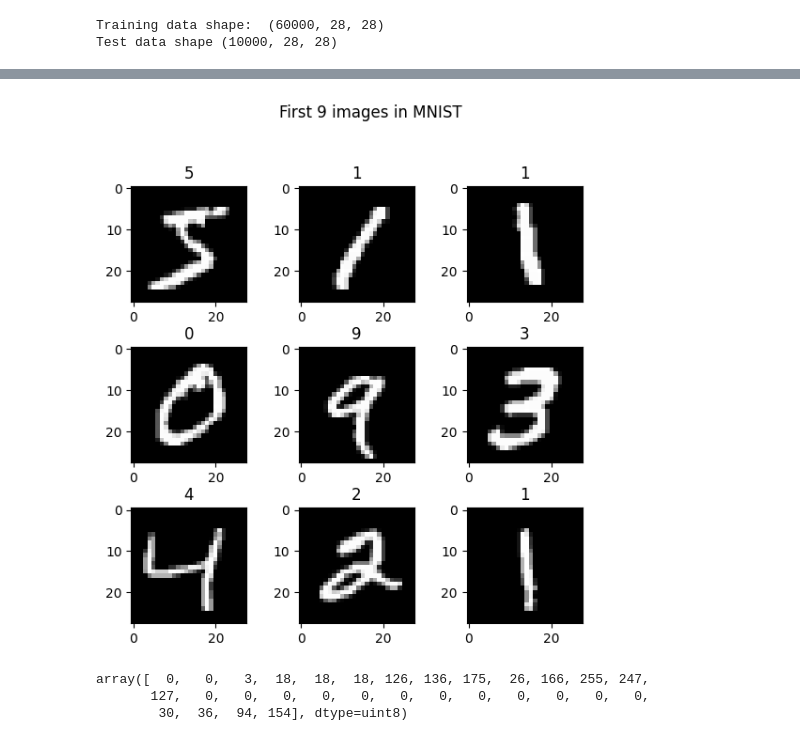
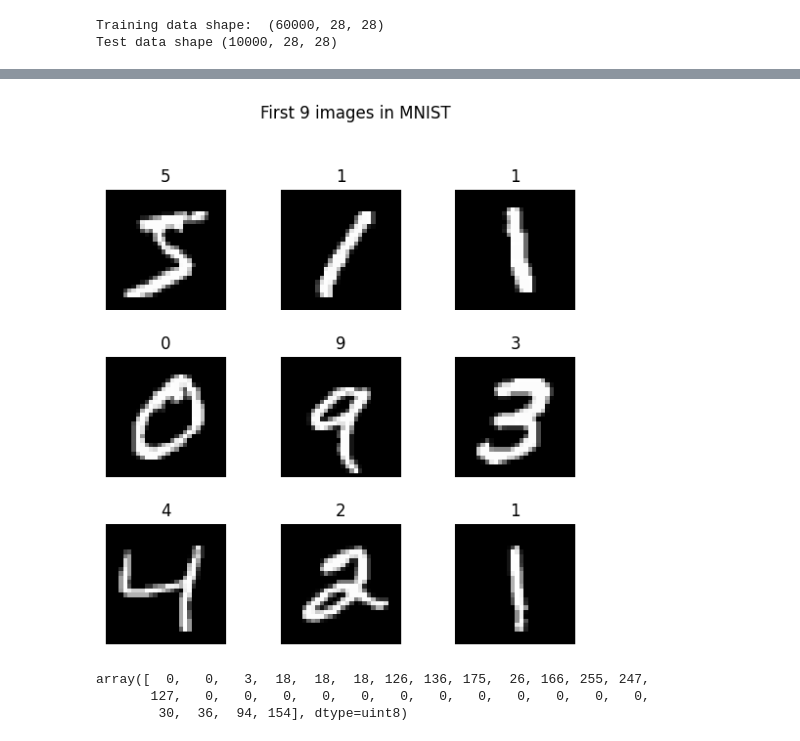
Before and after one commit to pgolbus/SummerSpringBoardAI, a Jupyter notebook: mnist/mnist.ipynb, the cells around one changed output, grey strips where cells are left out. Cells and saved outputs as stored; diff of their text form; code cells hidden in the pictures.

```diff
--- a/mnist/mnist.ipynb
+++ b/mnist/mnist.ipynb
@@ -30,14 +39,15 @@ Test data shape (10000, 28, 28)
 # %%
 # plot first 3^k+1 images in MNIST
 k = 1
 fig, ax = plt.subplots(3 * k, 3 * k, figsize = (2 * 3 * k, 2 * 3 * k))
 fig.suptitle(f'First {3*k * 3*k} images in MNIST')
 fig.tight_layout(pad = 0.3, rect = [0, 0, 0.9, 0.9])
 for x, y in [(i, j) for i in range(3*k) for j in range(3 * k)]:
     ax[x, y].imshow(X_train[x + y * 3 * k].reshape((28, 28)), cmap = 'gray')
     ax[x, y].set_title(y_train[x + y * 3 * k])
+    ax[x, y].set_axis_off()
 # %% [output]
-[figure, old version]
+[figure, new version]
 # %%
 # Flatten the images
 # We don't want a 28 * 28 input layer (in this example but we do for convnets)
```
Also changed, not shown: parts of 12 cells of this notebook, 2 other files.
